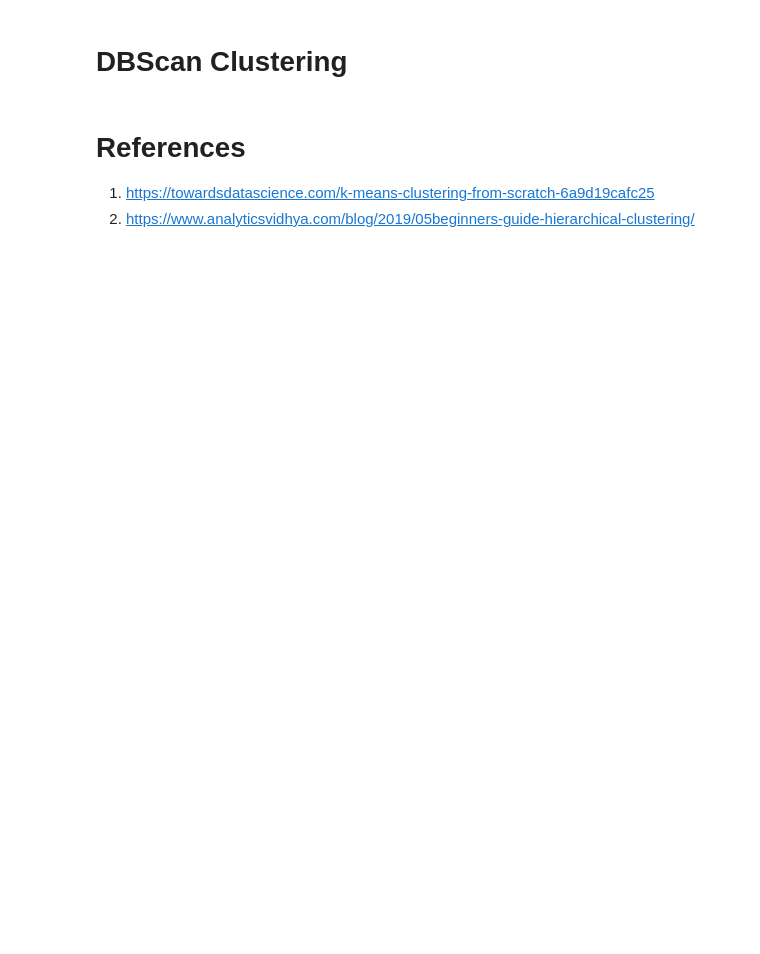
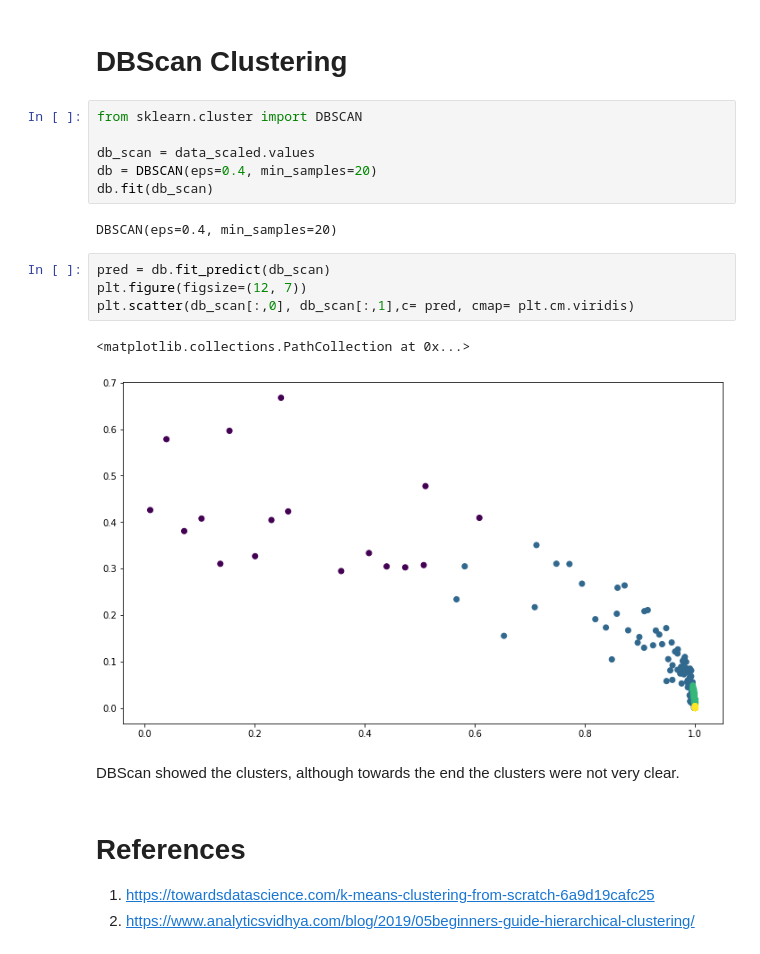
Before and after one commit to eccx400/Data_Mining, a Jupyter notebook: HW4/Eric_Cheng_Clustering.ipynb, the cells around one changed output. Drawn from its saved outputs; the diff is of its cells as text; blank space fills up the shorter version.

```diff
--- a/HW4/Eric_Cheng_Clustering.ipynb
+++ b/HW4/Eric_Cheng_Clustering.ipynb
@@ -259,5 +262,22 @@ plt.show()
 # %% [markdown]
 # **DBScan Clustering**
+# %%
+from sklearn.cluster import DBSCAN
+
+db_scan = data_scaled.values
+db = DBSCAN(eps=0.4, min_samples=20)
+db.fit(db_scan)
+# %% [output]
+DBSCAN(eps=0.4, min_samples=20)
+# %%
+pred = db.fit_predict(db_scan)
+plt.figure(figsize=(12, 7))
+plt.scatter(db_scan[:,0], db_scan[:,1],c= pred, cmap= plt.cm.viridis)
+# %% [output]
+<matplotlib.collections.PathCollection at 0x...>
+[figure, added]
+# %% [markdown]
+DBScan showed the clusters, although towards the end the clusters were not very clear.
 # %% [markdown]
 # **References**
 
```
Also changed, not shown: parts of 3 cells of this notebook.
